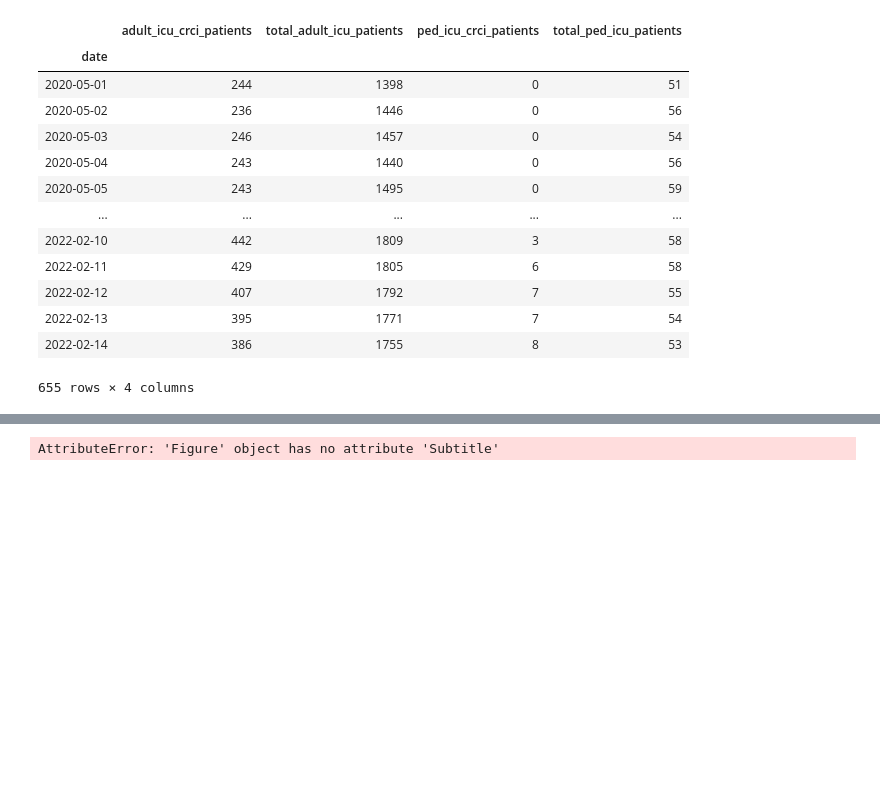
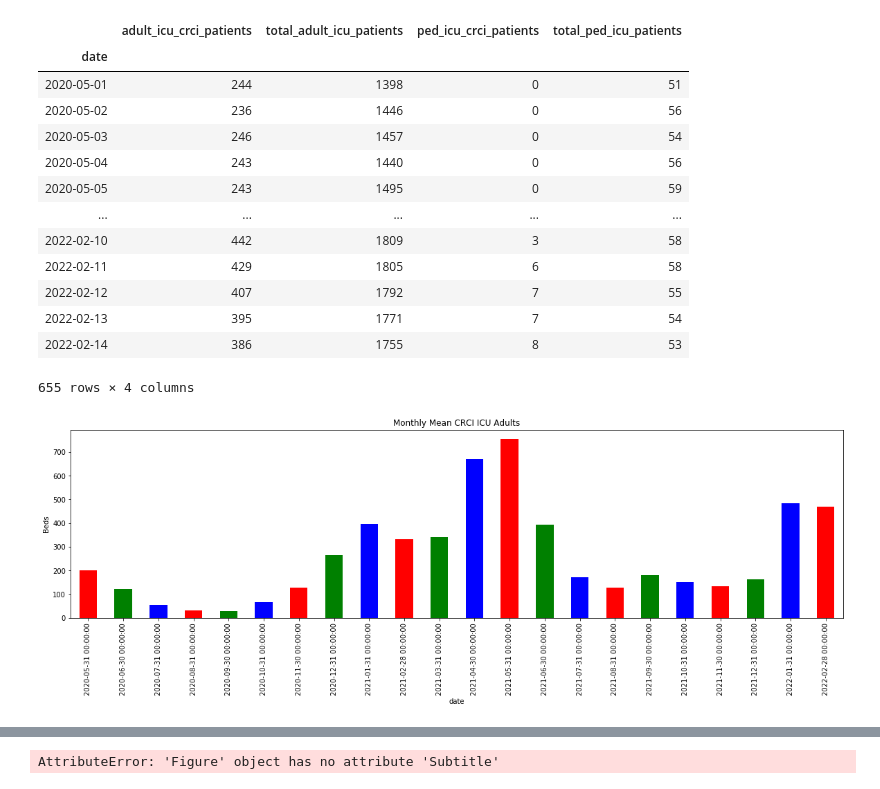
Before and after one commit to Jneny/Hospitalcapacity, a Jupyter notebook: 820_Hospitalcapacity.ipynb, the cells around one changed output, grey strips where cells are left out. Drawn from its saved outputs; the diff is of its cells as text; code cells hidden in the pictures; blank space fills up the shorter version.

```diff
--- a/820_Hospitalcapacity.ipynb
+++ b/820_Hospitalcapacity.ipynb
@@ -135,3 +173,12 @@ critpatientdf
 | 2022-02-13 | 395 | 1771 | 7 | 54 |
 | 2022-02-14 | 386 | 1755 | 8 | 53 |
 655 rows × 4 columns
+# %%
+#mean, std per week
+critpatientdf.resample(rule = 'w').mean()
+critpatientdf['adult_icu_crci_patients'].resample(rule = 'm').mean().plot.bar(color=list('rgb'))
+plt.title('Monthly Mean CRCI ICU Adults')
+plt.ylabel('Beds')
+rcParams['figure.figsize'] = 20, 5
+# %% [output]
+[figure, added]
```
Also changed, not shown: parts of 23 cells of this notebook.
